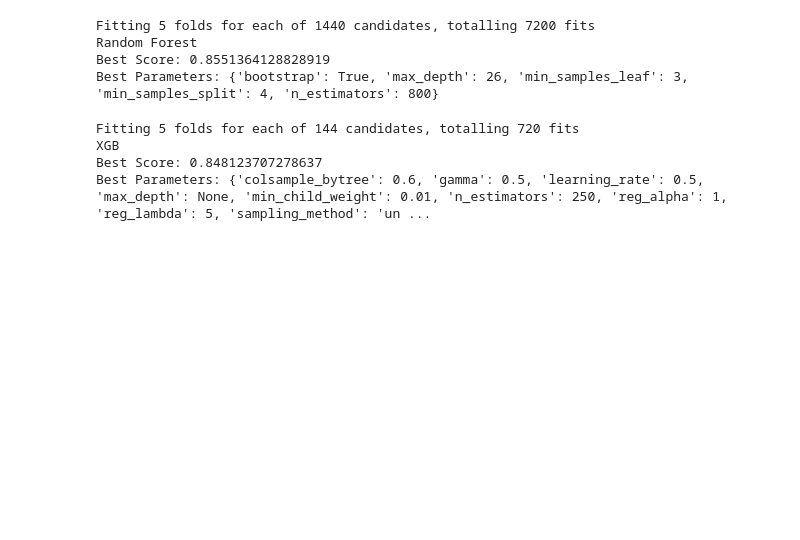
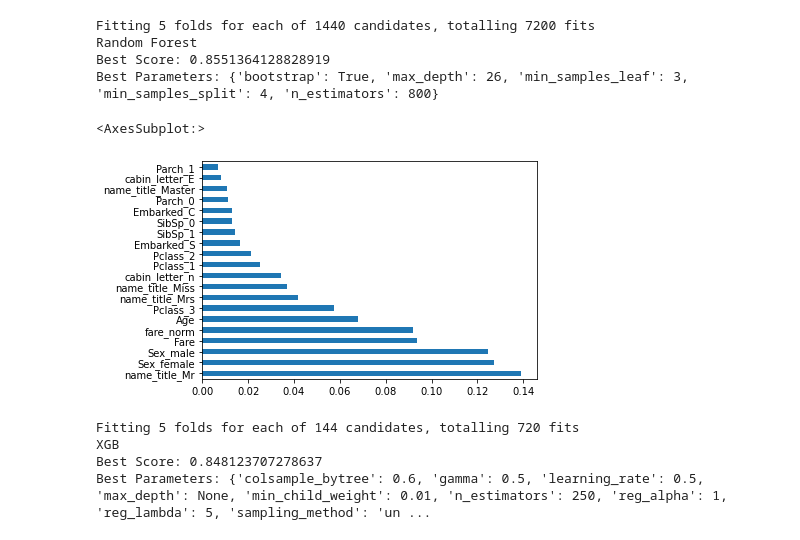
Before and after one commit to semacki2/20220809_titanitc_ken_jee_walkthrough, a Jupyter notebook: analysis.ipynb, the cells around one changed output. Drawn from its saved outputs; the diff is of its cells as text; code cells hidden in the pictures; blank space fills up the shorter version.

```diff
--- a/analysis.ipynb
+++ b/analysis.ipynb
@@ -805,6 +805,14 @@ Fitting 5 folds for each of 1440 candidates, totalling 7200 fits
 Random Forest
 Best Score: 0.8551364128828919
 Best Parameters: {'bootstrap': True, 'max_depth': 26, 'min_samples_leaf': 3, 'min_samples_split': 4, 'n_estimators': 800}
+# %%
+# plot the feature importances
+best_rf = best_clf_rf.best_estimator_.fit(X_train_final, y_train)
+feature_importances = pd.Series(best_rf.feature_importances_, index=X_train_final.columns)
+feature_importances.nlargest(20).plot(kind='barh')
+# %% [output]
+<AxesSubplot:>
+[figure, added]
 # %%
 # xgboost model
 model_xgb = XGBClassifier(eval_metric='logloss', use_label_encoder=False)
```
Also changed, not shown: parts of 3 cells of this notebook.
